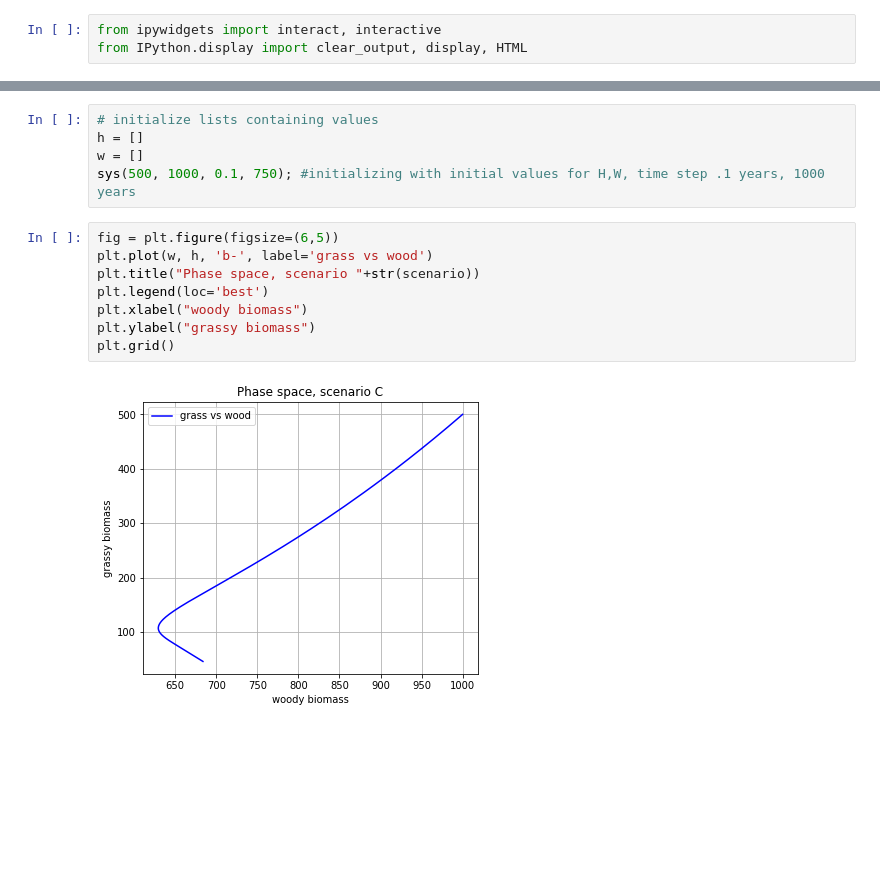
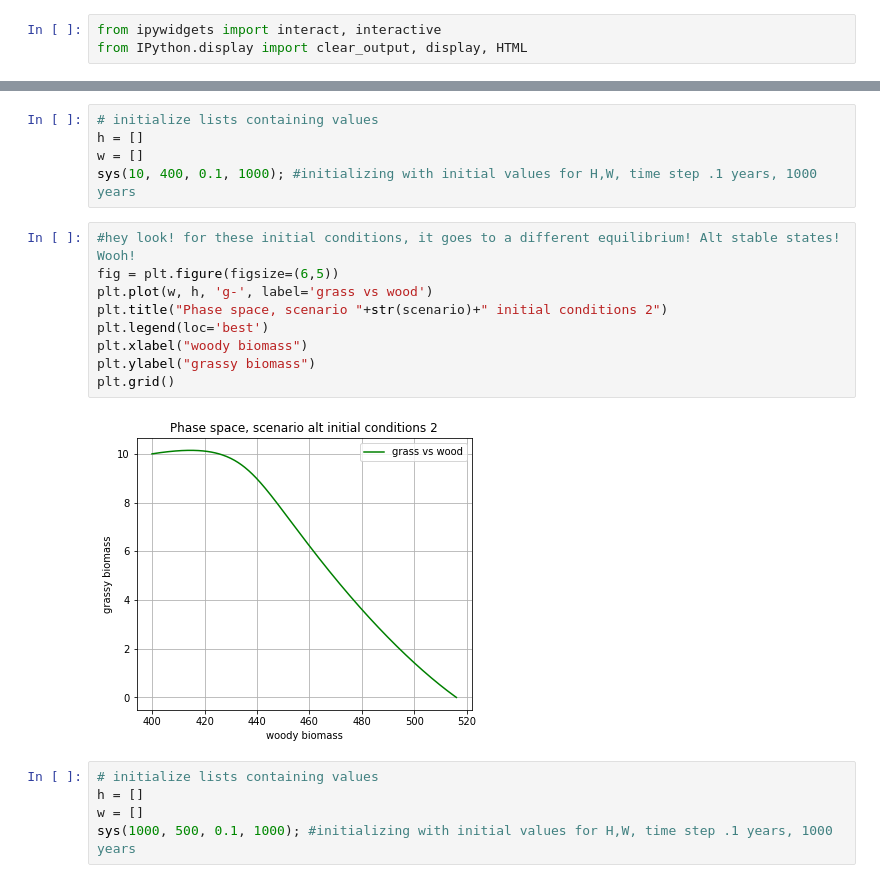
Before and after one commit to o-chandra/stable-states, a Jupyter notebook: Fire Vegetation Model All.ipynb, the cells around one changed output, grey strips where cells are left out. Drawn from its saved outputs; the diff is of its cells as text; blank space fills up the shorter version.

```diff
--- a/Fire Vegetation Model All.ipynb
+++ b/Fire Vegetation Model All.ipynb
@@ -82,16 +110,22 @@ def sys(iv1, iv2, dt, time):
+# %%
+# initialize lists containing values
+h = []
+w = []
+sys(10, 400, 0.1, 1000); #initializing with initial values for H,W, time step .1 years, 1000 years
+# %%
+#hey look! for these initial conditions, it goes to a different equilibrium! Alt stable states! Wooh!
+fig = plt.figure(figsize=(6,5))
+plt.plot(w, h, 'g-', label='grass vs wood')
+plt.title("Phase space, scenario "+str(scenario)+" initial conditions 2")
+plt.legend(loc='best')
+plt.xlabel("woody biomass")
+plt.ylabel("grassy biomass")
+plt.grid()
+# %% [output]
+[figure, added]
 # %%
 # initialize lists containing values
 h = []
 w = []
-sys(500, 1000, 0.1, 750); #initializing with initial values for H,W, time step .1 years, 1000 years
+sys(1000, 500, 0.1, 1000); #initializing with initial values for H,W, time step .1 years, 1000 years
-# %%
-fig = plt.figure(figsize=(6,5))
-plt.plot(w, h, 'b-', label='grass vs wood')
-plt.title("Phase space, scenario "+str(scenario))
-plt.legend(loc='best')
-plt.xlabel("woody biomass")
-plt.ylabel("grassy biomass")
-plt.grid()
-# %% [output]
-[figure, removed]
 # %%
```
Also changed, not shown: parts of 11 cells of this notebook.
